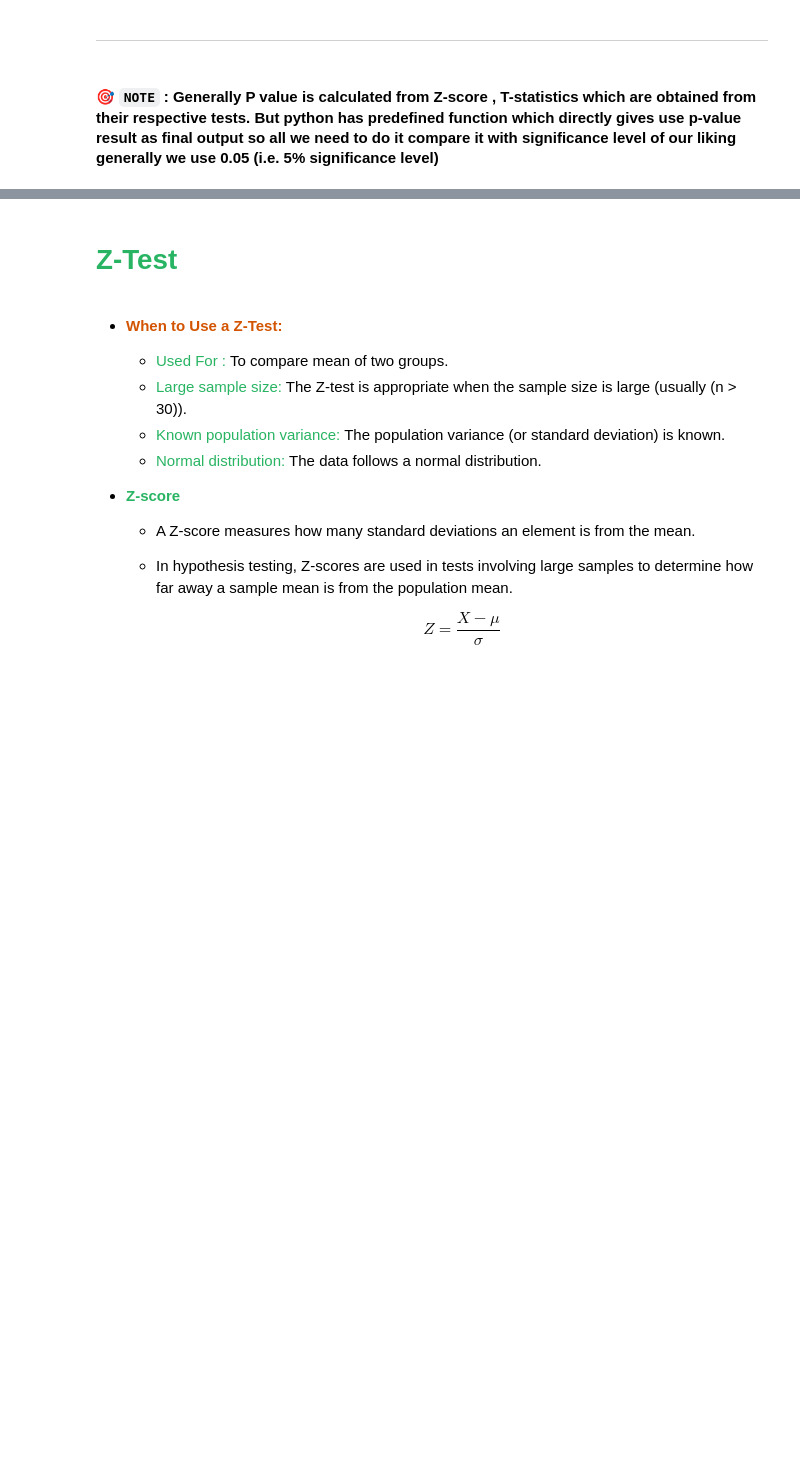
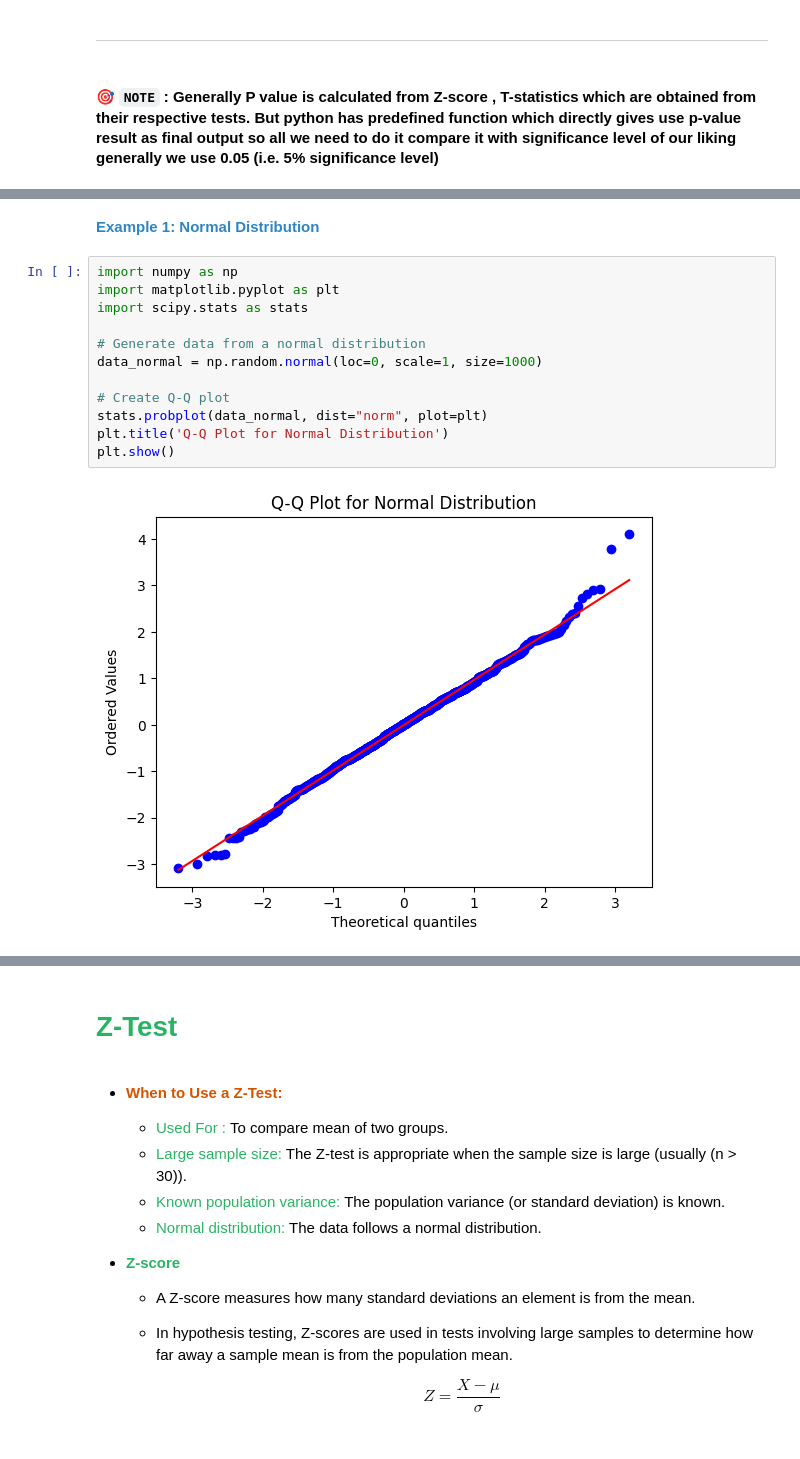
Before and after one commit to Ankush610/DataScience, a Jupyter notebook: notebooks/3_Exploratory_Data_Analytics/notebook4_hypothesis_testing.ipynb, the cells around one changed output, grey strips where cells are left out. Cells and saved outputs as stored; diff of their text form; blank space fills up the shorter version.

Commit message:
Test of Normality Added

```diff
--- a/notebooks/3_Exploratory_Data_Analytics/notebook4_hypothesis_testing.ipynb
+++ b/notebooks/3_Exploratory_Data_Analytics/notebook4_hypothesis_testing.ipynb
@@ -174,0 +196,16 @@ In short, we only reject the null hypothesis if the chance of randomness is very
+# %% [markdown]
+<span style="color:#2E86C1"><b>Example 1: Normal Distribution</b></span>
+# %%
+import numpy as np
+import matplotlib.pyplot as plt
+import scipy.stats as stats
+
+# Generate data from a normal distribution
+data_normal = np.random.normal(loc=0, scale=1, size=1000)
+
+# Create Q-Q plot
+stats.probplot(data_normal, dist="norm", plot=plt)
+plt.title('Q-Q Plot for Normal Distribution')
+plt.show()
+# %% [output]
+[figure, added]
```
Also changed, not shown: parts of 6 cells of this notebook.
